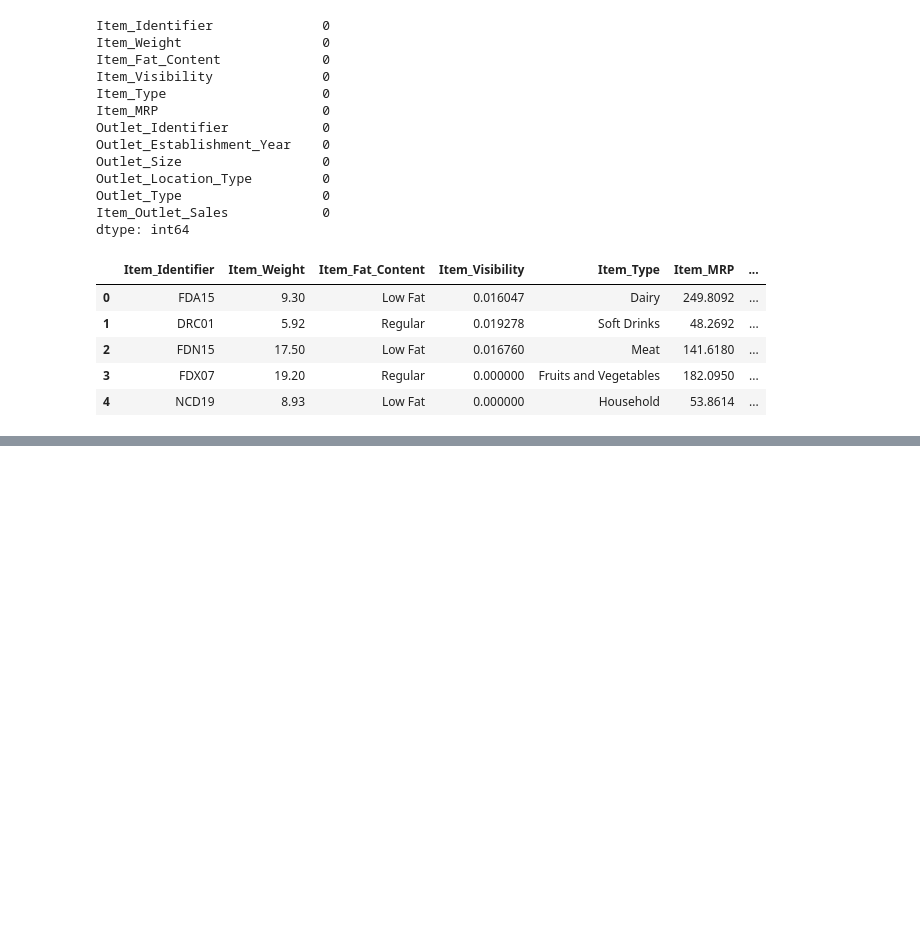
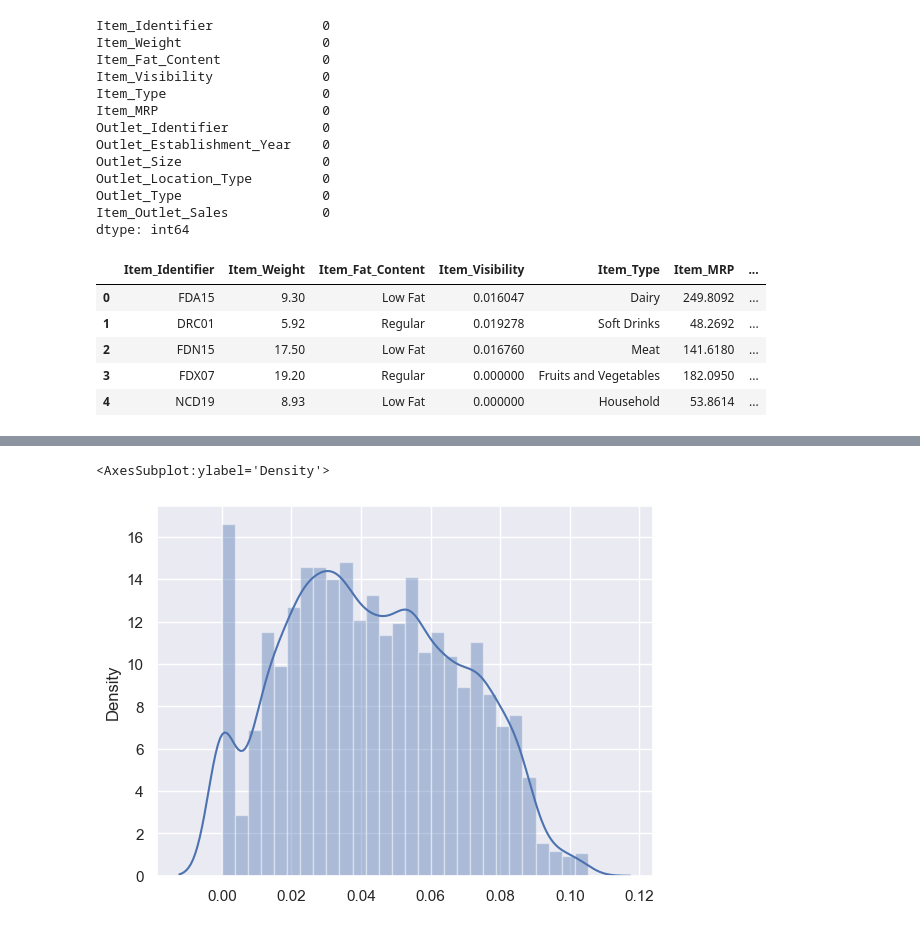
Before and after one commit to jeeva0301/BigMart, a Jupyter notebook: eda.ipynb, the cells around one changed output, grey strips where cells are left out. Cells and saved outputs as stored; diff of their text form; code cells hidden in the pictures; blank space fills up the shorter version.

```diff
--- a/eda.ipynb
+++ b/eda.ipynb
@@ -231,0 +250,5 @@ df.head()
+# %%
+sns.distplot(yeojohnson(df["Item_Visibility"])[0])
+# %% [output]
+<AxesSubplot:ylabel='Density'>
+[figure, added]
```
Also changed, not shown: parts of 10 cells of this notebook, 4 other files.
